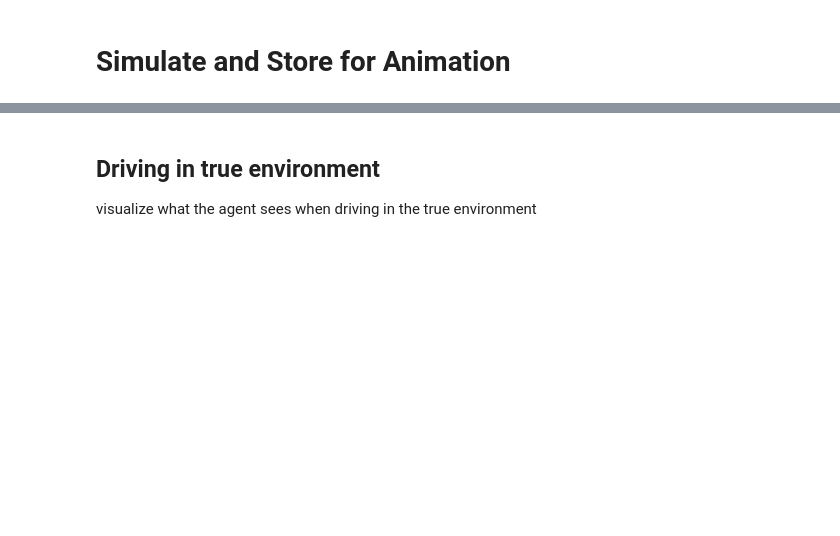
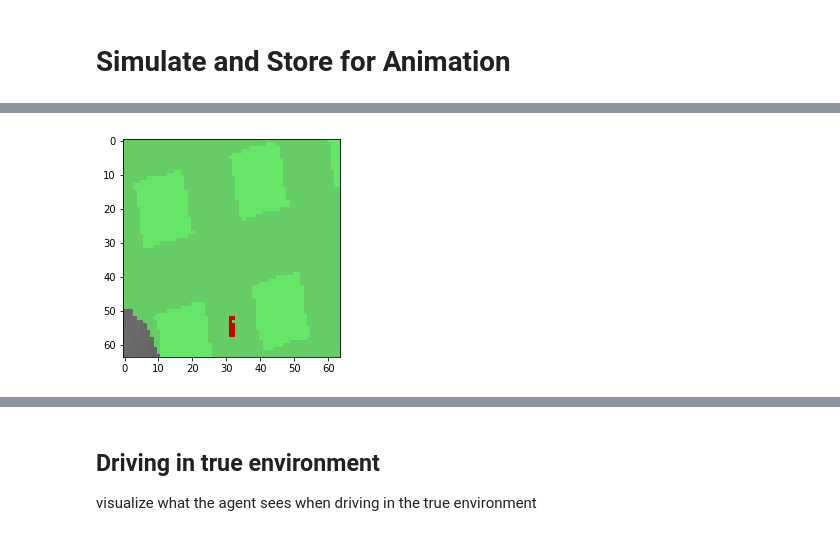
Before and after one commit to zacwellmer/WorldModels, a Jupyter notebook: WorldModels/visualizations.ipynb, the cells around one changed output, grey strips where cells are left out. Drawn from its saved outputs; the diff is of its cells as text; code cells hidden in the pictures; blank space fills up the shorter version.

```diff
--- a/WorldModels/visualizations.ipynb
+++ b/WorldModels/visualizations.ipynb
@@ -105,0 +292,10 @@ def sim(c, env, vae, is_true_env=False):
+# %%
+os.environ["CUDA_VISIBLE_DEVICES"]="-1" # disable GPU
+
+DATA_DIR = "results/{}/{}/record".format(args.exp_name, args.env_name)
+model_path_name = "results/{}/{}/tf_vae".format(args.exp_name, args.env_name)
+# %%
+filelist = os.listdir(DATA_DIR)
+# %%
+obs = np.load(os.path.join(DATA_DIR, random.choice(filelist)))["obs"]
+obs = obs.astype(np.float32)/255.0
@@ -105,0 +306,2 @@ def sim(c, env, vae, is_true_env=False):
+# %%
+frame = random.choice(obs).reshape(1, 64, 64, 3)
@@ -105,0 +330,7 @@ def sim(c, env, vae, is_true_env=False):
+# %%
+%matplotlib inline
+# show recorded frame that will be fed into the input of VAE
+plt.imshow(frame[0])
+plt.show()
+# %% [output]
+[figure, added]
```
Also changed, not shown: parts of 37 cells of this notebook, 53 other files.
